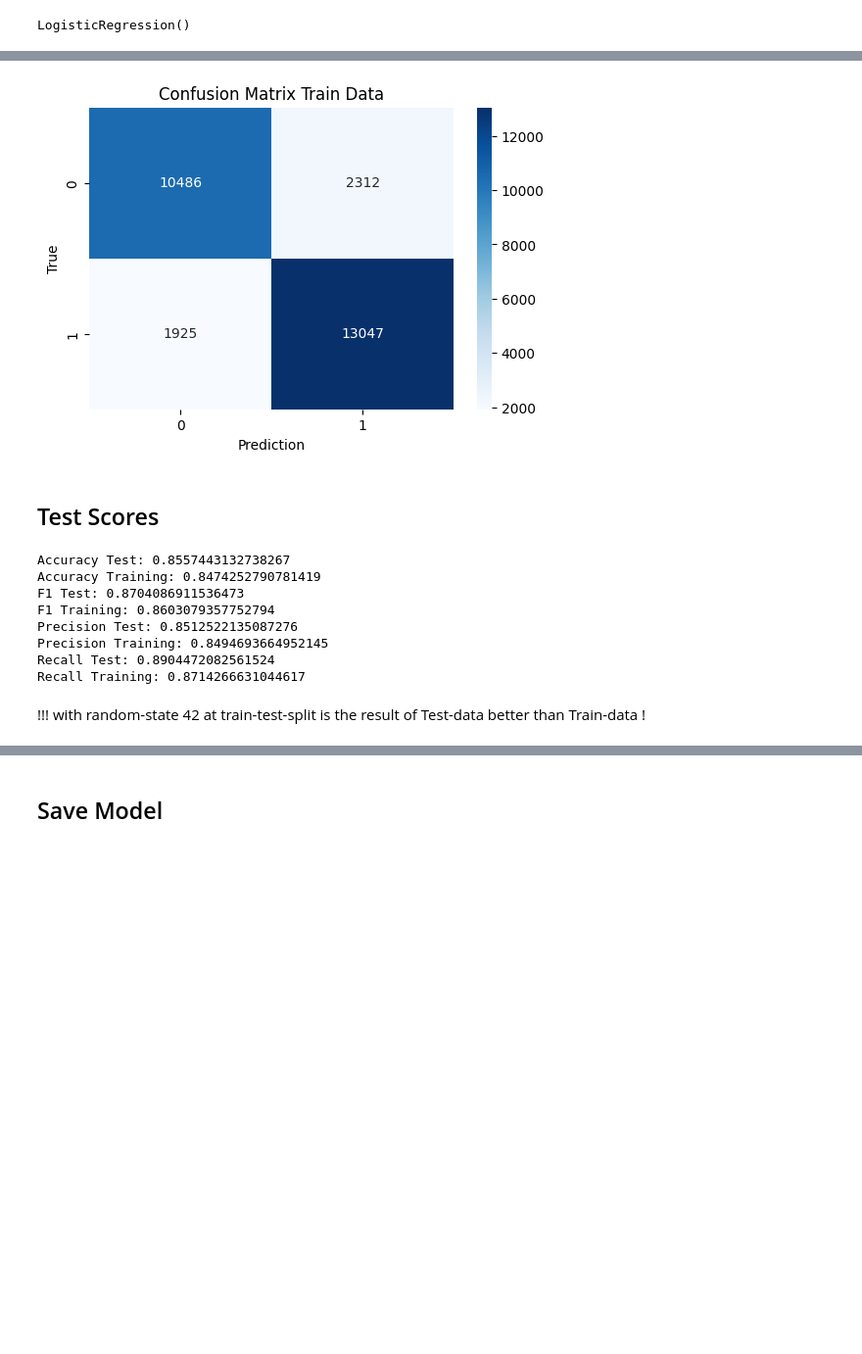
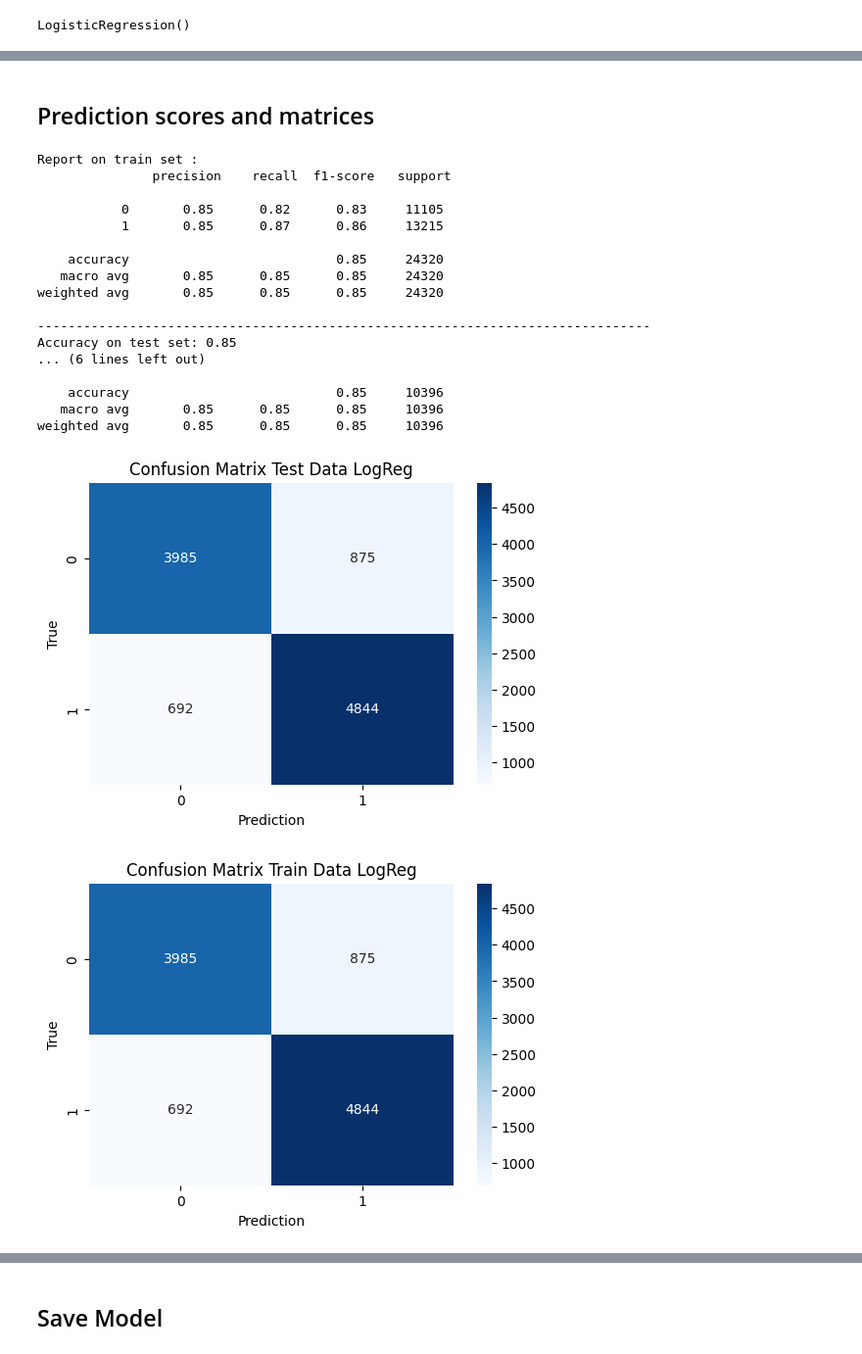
Before and after one commit to forster-j/churn-prediction, a Jupyter notebook: 05_01_logreg.ipynb, the cells around one changed output, grey strips where cells are left out. Shown at 98% size. Cells and saved outputs as stored; diff of their text form; code cells hidden in the pictures; blank space fills up the shorter version.

```diff
--- a/05_01_logreg.ipynb
+++ b/05_01_logreg.ipynb
@@ -58,56 +39,27 @@ plt.show()
-# %%
-# Make predictions for train set
-y_pred_train = logreg.predict(X_train)
-
-#confusion matrix
-conf_matrix_train = confusion_matrix(y_train, y_pred_train)
-
-plt.figure(figsize=(6, 4))
-sns.heatmap(conf_matrix_train, annot=True, cmap="Blues", fmt="d", cbar=True)
-plt.xlabel('Prediction')
-plt.ylabel('True')
-plt.title('Confusion Matrix Train Data')
-plt.show()
-# %% [output]
-[figure, removed]
-# %% [markdown]
-## Test Scores
-# %%
-#scores
-accuracy = accuracy_score(y_test, y_pred)
-print("Accuracy Test:", accuracy)
-
-accuracy = accuracy_score(y_train, y_pred_train)
-print("Accuracy Training:", accuracy)
-
-f1 = f1_score(y_test, y_pred)
-print("F1 Test:", f1)
-
-f1 = f1_score(y_train, y_pred_train)
-print("F1 Training:", f1)
-
-precision = precision_score(y_test, y_pred)
-print("Precision Test:", precision)
-
-precision = precision_score(y_train, y_pred_train)
-print("Precision Training:", precision)
-
-recall = recall_score(y_test, y_pred)
-print("Recall Test:", recall)
-
-recall = recall_score(y_train, y_pred_train)
-print("Recall Training:", recall)
-# %% [output]
-Accuracy Test: 0.8557443132738267
-Accuracy Training: 0.8474252790781419
-F1 Test: 0.8704086911536473
-F1 Training: 0.8603079357752794
-Precision Test: 0.8512522135087276
-Precision Training: 0.8494693664952145
-Recall Test: 0.8904472082561524
-Recall Training: 0.8714266631044617
-# %% [markdown]
-!!! with random-state 42 at train-test-split is the result of Test-data better than Train-data !
+# %% [markdown]
+## Prediction scores and matrices
+# %%
+prediction_matrices(model = logreg, X_test = X_test, X_train= X_train, y_test= y_test, y_train = y_train, model_name= "LogReg")
+# %% [output]
+Report on train set :
+               precision    recall  f1-score   support
+
+           0       0.85      0.82      0.83     11105
+           1       0.85      0.87      0.86     13215
+
+    accuracy                           0.85     24320
+   macro avg       0.85      0.85      0.85     24320
+weighted avg       0.85      0.85      0.85     24320
+
+--------------------------------------------------------------------------------
+Accuracy on test set: 0.85
+... (6 lines left out)
+
+    accuracy                           0.85     10396
+   macro avg       0.85      0.85      0.85     10396
+weighted avg       0.85      0.85      0.85     10396
+[figure, added]
+[figure, added]
 # %%
 # ROC Curve
 y_pred_roc = logreg.predict_proba(X_test)[:, 1] # Probability of positive class
```
Also changed, not shown: parts of 11 cells of this notebook, 9 other files.
